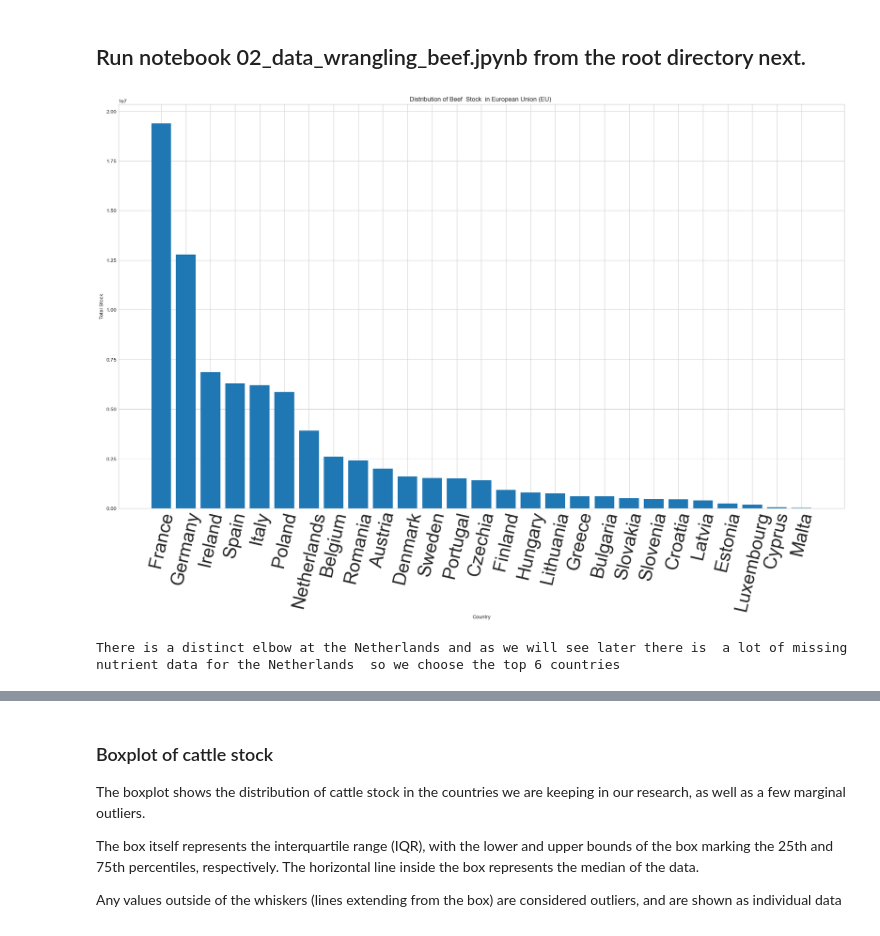
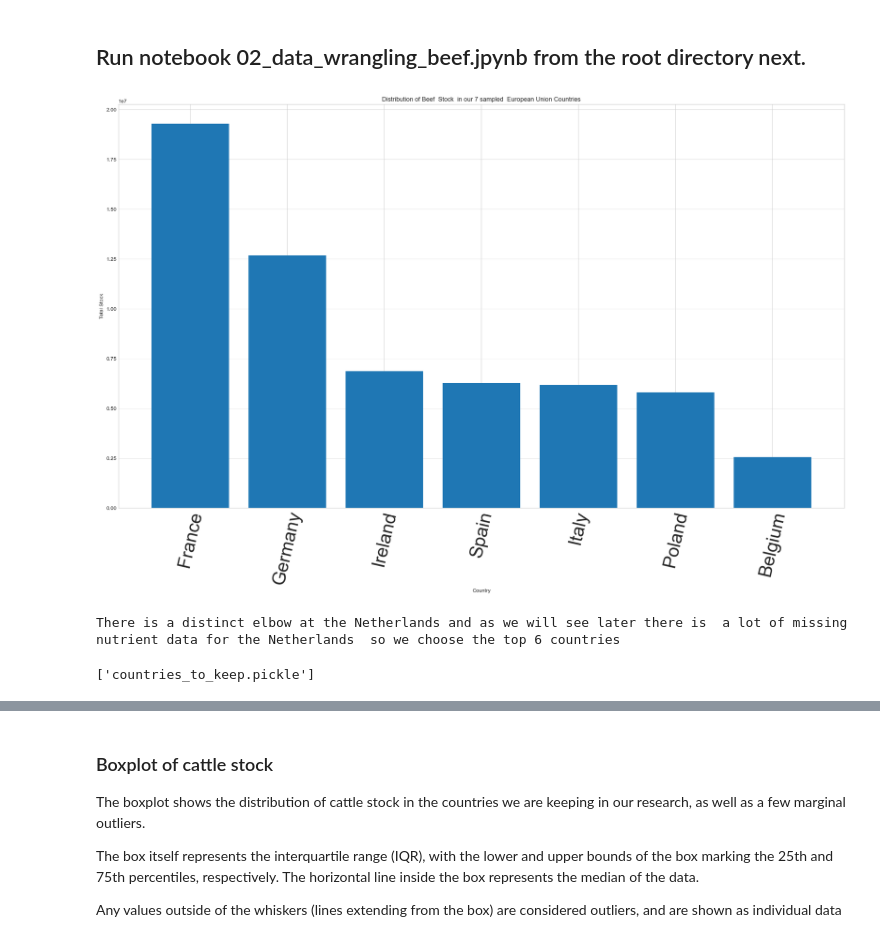
Before and after one commit to ronandownes/beef, a Jupyter notebook: 01_stock_beef.ipynb, the cells around one changed output, grey strips where cells are left out. Cells and saved outputs as stored; diff of their text form; code cells hidden in the pictures.

```diff
--- a/01_stock_beef.ipynb
+++ b/01_stock_beef.ipynb
@@ -124,7 +124,7 @@ Become aquainted with data structure management system
 # %% [output]
 '\nBecome aquainted with data structure management system\n'
 # %%
-df = pd.read_csv('raw/stocks.csv') # read  stock CSV file  df
+df = pd.read_csv('input/stocks.csv') # read  stock CSV file  df
 print(df.shape) #(1708, 14)
 print('\n\n','Value  type need to be cast to int', '\n\n',df.dtypes)
 print('\n\n','stock df shows 28  countries but there is only 27 in the EU!\n','\n\n',df.nunique()) #  We have 28  country/ regions repoorting and 61 yearsof data
@@ -457,0 +441,24 @@ df
+# %%
+#managing warnings(ignoring them mostly)
+# np.warnings.filterwarnings('ignore', category=np.VisibleDeprecationWarning)
+# warnings.filterwarnings('ignore')
+pd.options.mode.use_inf_as_na = True
+#setting display options
+pd.set_option('display.max_columns', 200)
+plt.rcParams['figure.figsize'] = (25, 14)
+plt.style.use('seaborn-whitegrid')
+
+from matplotlib.pyplot import cm
+color = 'tab20c'
+
+df_grouped = df.groupby('Country')['Stock'].mean().reset_index()
+df_grouped = df_grouped.sort_values(by='Stock', ascending=False).reset_index(drop=True)
+
+plt.bar(df_grouped['Country'][:len(df_grouped)], df_grouped['Stock'][:len(df_grouped)])
+
+plt.title('Distribution of Beef  Stock  across all 27 European Union (EU) ', fontsize=35)
+plt.xlabel('Country')
+plt.ylabel('Total Stock')
+plt.xticks(rotation = 77, fontsize=35)
+plt.show()
+print('There is a distinct elbow at the Netherlands and as we will see later there is  a lot of missing nutrient data for the Netherlands  so we choose the top 6 countries')
@@ -457,0 +494,6 @@ df
+# %%
+df['Key'] = df['Country'] + df['Year'].astype(str)
+countries_to_keep=['France','Germany','Ireland','Spain','Italy','Poland','Belgium']
+df = df[df['Country'].isin(countries_to_keep)]
+df = df[(df['Year'] >= 2002) & (df['Year'] <= 2020)]   # Back iteration from decision in 03_notebook
+df.tail()
@@ -469,27 +518,29 @@ df.to_csv('clean/stock.csv', index=False) # Stash it away
 # %%
 #managing warnings(ignoring them mostly)
 # np.warnings.filterwarnings('ignore', category=np.VisibleDeprecationWarning)
 # warnings.filterwarnings('ignore')
 pd.options.mode.use_inf_as_na = True
 #setting display options
 pd.set_option('display.max_columns', 200)
 plt.rcParams['figure.figsize'] = (25, 14)
 plt.style.use('seaborn-whitegrid')
 
 from matplotlib.pyplot import cm
 color = 'tab20c'
 
 df_grouped = df.groupby('Country')['Stock'].mean().reset_index()
 df_grouped = df_grouped.sort_values(by='Stock', ascending=False).reset_index(drop=True)
-
 plt.bar(df_grouped['Country'][:len(df_grouped)], df_grouped['Stock'][:len(df_grouped)])
-
-plt.title('Distribution of Beef  Stock  in European Union (EU) ')
+plt.title('Distribution of Beef  Stock  in our 7 sampled  European Union Countries')
 plt.xlabel('Country')
 plt.ylabel('Total Stock')
 plt.xticks(rotation = 77, fontsize=35)
+
+
+
+
 plt.show()
 print('There is a distinct elbow at the Netherlands and as we will see later there is  a lot of missing nutrient data for the Netherlands  so we choose the top 6 countries')
 # %% [output]
-[figure, old version]
+[figure, new version]
 There is a distinct elbow at the Netherlands and as we will see later there is  a lot of missing nutrient data for the Netherlands  so we choose the top 6 countries
@@ -496,11 +592,11 @@ There is a distinct elbow at the Netherlands and as we will see later there is
 # %%
- countries_to_keep=['France','Germany','Ireland','Spain','Italy','Poland','Belgium']
-
-with open('countries_to_keep.pickle', 'wb') as f:
-    pickle.dump(countries_to_keep, f)
 
 # group by country and calculate mean stock
 df_grouped = df.groupby('Country')['Stock'].mean().reset_index()
 
 # sort by mean stock in descending order
 df_grouped = df_grouped.sort_values(by='Stock', ascending=False).reset_index(drop=True)
+
+os.listdir('output')
+# %% [output]
+['countries_to_keep.pickle']
```
Also changed, not shown: parts of 24 cells of this notebook, 7 other files.
